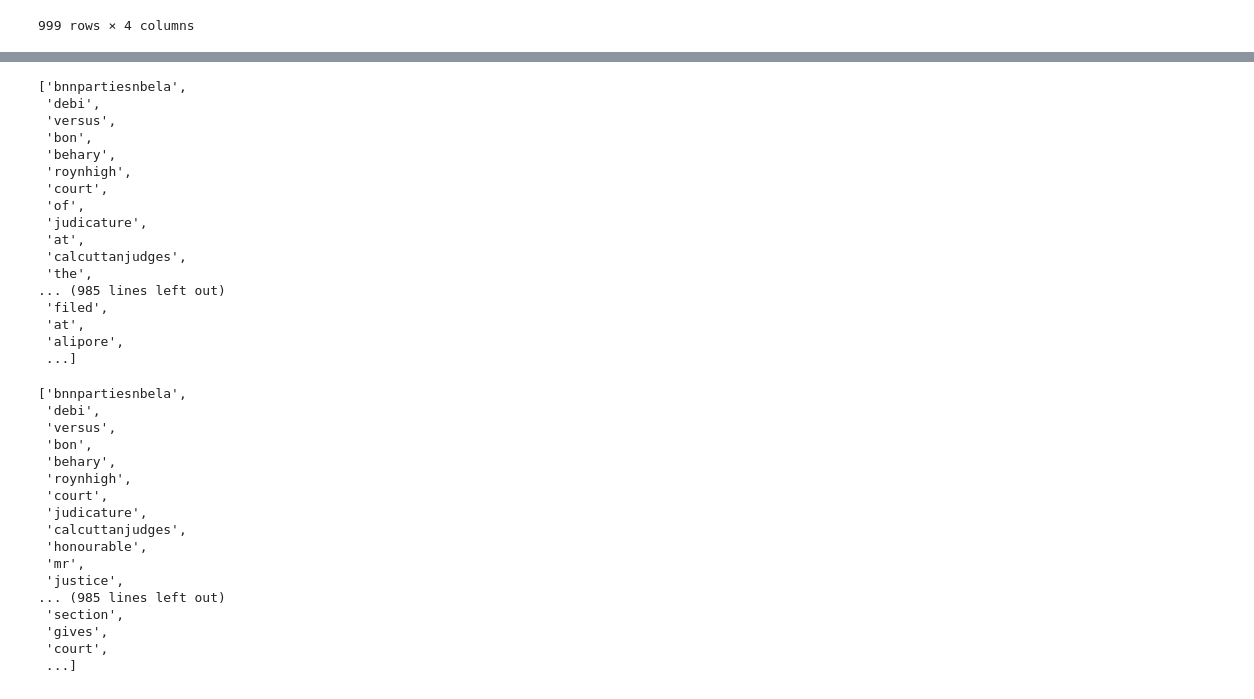
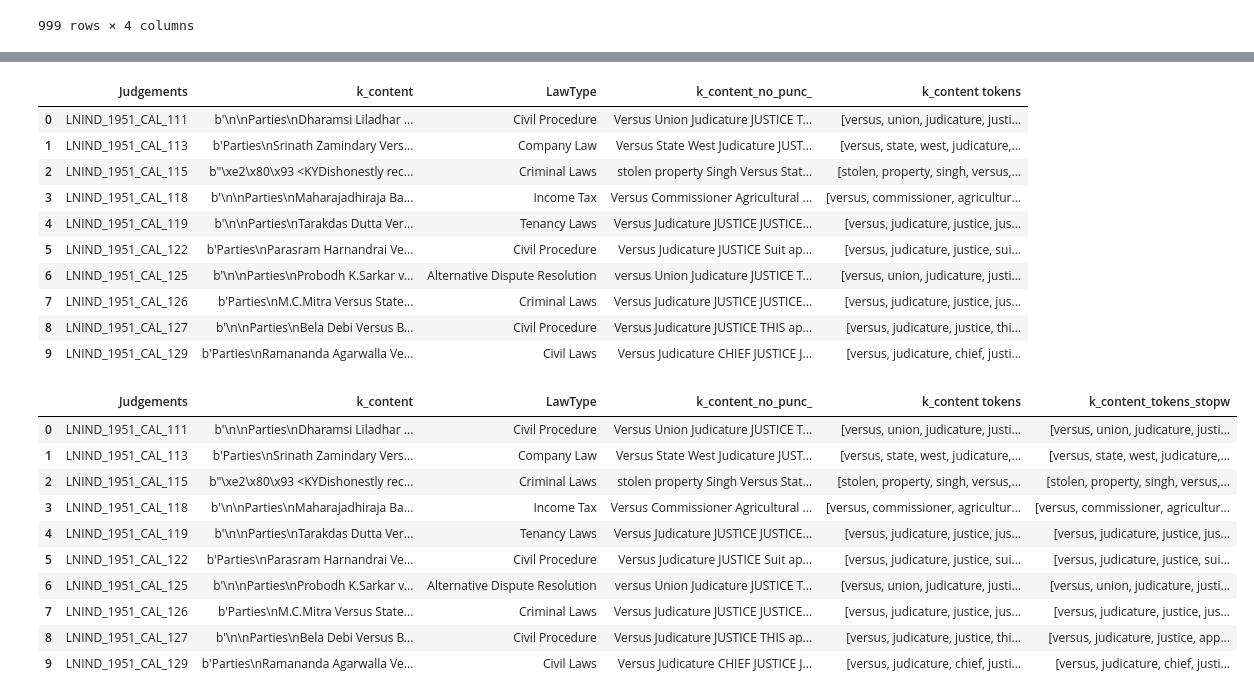
Before and after one commit to Tontonsenpai/Law-classifier, a Jupyter notebook: Untitled25.ipynb, the cells around one changed output, grey strips where cells are left out. Saved outputs shown, nothing was run; the diff lists cells and outputs as text; code cells hidden in the pictures.

```diff
--- a/Untitled25.ipynb
+++ b/Untitled25.ipynb
@@ -85,53 +117,41 @@ from nltk.corpus import stopwords
 
 tokenizer = RegexpTokenizer(r'\w+')
 df1['k_content tokens']= df1['k_content_no_punc_'].apply(lambda x: tokenizer.tokenize(x.lower()))
-#df1.head(1000)
+df1.head(10)
 
-df1['k_content tokens'][8]
+#df1['k_content tokens'][8]
 # %% [output]
-['bnnpartiesnbela',
- 'debi',
- 'versus',
- 'bon',
- 'behary',
- 'roynhigh',
- 'court',
- 'of',
- 'judicature',
- 'at',
- 'calcuttanjudges',
- 'the',
-... (985 lines left out)
- 'filed',
- 'at',
- 'alipore',
- ...]
+|  | Judgements | k_content | LawType | k_content_no_punc_ | k_content tokens |
+| 0 | LNIND_1951_CAL_111 | b'\n\nParties\nDharamsi Liladhar ... | Civil Procedure | Versus Union Judicature JUSTICE T... | [versus, union, judicature, justi... |
+| 1 | LNIND_1951_CAL_113 | b'Parties\nSrinath Zamindary Vers... | Company Law | Versus State West Judicature JUST... | [versus, state, west, judicature,... |
+| 2 | LNIND_1951_CAL_115 | b"\xe2\x80\x93 <KYDishonestly rec... | Criminal Laws | stolen property Singh Versus Stat... | [stolen, property, singh, versus,... |
+| 3 | LNIND_1951_CAL_118 | b'\n\nParties\nMaharajadhiraja Ba... | Income Tax | Versus Commissioner Agricultural ... | [versus, commissioner, agricultur... |
+| 4 | LNIND_1951_CAL_119 | b'\n\nParties\nTarakdas Dutta Ver... | Tenancy Laws | Versus Judicature JUSTICE JUSTICE... | [versus, judicature, justice, jus... |
+| 5 | LNIND_1951_CAL_122 | b'Parties\nParasram Harnandrai Ve... | Civil Procedure | Versus Judicature JUSTICE Suit ap... | [versus, judicature, justice, sui... |
+| 6 | LNIND_1951_CAL_125 | b'\n\nParties\nProbodh K.Sarkar v... | Alternative Dispute Resolution | versus Union Judicature JUSTICE T... | [versus, union, judicature, justi... |
+| 7 | LNIND_1951_CAL_126 | b'Parties\nM.C.Mitra Versus State... | Criminal Laws | Versus Judicature JUSTICE JUSTICE... | [versus, judicature, justice, jus... |
+| 8 | LNIND_1951_CAL_127 | b'\n\nParties\nBela Debi Versus B... | Civil Procedure | Versus Judicature JUSTICE THIS ap... | [versus, judicature, justice, thi... |
+| 9 | LNIND_1951_CAL_129 | b'Parties\nRamananda Agarwalla Ve... | Civil Laws | Versus Judicature CHIEF JUSTICE J... | [versus, judicature, chief, justi... |
 # %%
 stop_words = stopwords.words('english')
 def remove_stopwords(text):
     words= [w for w in text if w not in stop_words]
     return words
 df1['k_content_tokens_stopw']=df1['k_content tokens'].apply(lambda x: remove_stopwords(x))
-#df1.head(10)
-df1['k_content_tokens_stopw'][8]
+df1.head(10)
+#df1['k_content_tokens_stopw'][8]
 # %% [output]
-['bnnpartiesnbela',
- 'debi',
- 'versus',
- 'bon',
- 'behary',
- 'roynhigh',
- 'court',
- 'judicature',
- 'calcuttanjudges',
- 'honourable',
- 'mr',
- 'justice',
-... (985 lines left out)
- 'section',
- 'gives',
- 'court',
- ...]
+|  | Judgements | k_content | LawType | k_content_no_punc_ | k_content tokens | k_content_tokens_stopw |
+| 0 | LNIND_1951_CAL_111 | b'\n\nParties\nDharamsi Liladhar ... | Civil Procedure | Versus Union Judicature JUSTICE T... | [versus, union, judicature, justi... | [versus, union, judicature, justi... |
+| 1 | LNIND_1951_CAL_113 | b'Parties\nSrinath Zamindary Vers... | Company Law | Versus State West Judicature JUST... | [versus, state, west, judicature,... | [versus, state, west, judicature,... |
+| 2 | LNIND_1951_CAL_115 | b"\xe2\x80\x93 <KYDishonestly rec... | Criminal Laws | stolen property Singh Versus Stat... | [stolen, property, singh, versus,... | [stolen, property, singh, versus,... |
+| 3 | LNIND_1951_CAL_118 | b'\n\nParties\nMaharajadhiraja Ba... | Income Tax | Versus Commissioner Agricultural ... | [versus, commissioner, agricultur... | [versus, commissioner, agricultur... |
+| 4 | LNIND_1951_CAL_119 | b'\n\nParties\nTarakdas Dutta Ver... | Tenancy Laws | Versus Judicature JUSTICE JUSTICE... | [versus, judicature, justice, jus... | [versus, judicature, justice, jus... |
+| 5 | LNIND_1951_CAL_122 | b'Parties\nParasram Harnandrai Ve... | Civil Procedure | Versus Judicature JUSTICE Suit ap... | [versus, judicature, justice, sui... | [versus, judicature, justice, sui... |
+| 6 | LNIND_1951_CAL_125 | b'\n\nParties\nProbodh K.Sarkar v... | Alternative Dispute Resolution | versus Union Judicature JUSTICE T... | [versus, union, judicature, justi... | [versus, union, judicature, justi... |
+| 7 | LNIND_1951_CAL_126 | b'Parties\nM.C.Mitra Versus State... | Criminal Laws | Versus Judicature JUSTICE JUSTICE... | [versus, judicature, justice, jus... | [versus, judicature, justice, jus... |
+| 8 | LNIND_1951_CAL_127 | b'\n\nParties\nBela Debi Versus B... | Civil Procedure | Versus Judicature JUSTICE THIS ap... | [versus, judicature, justice, thi... | [versus, judicature, justice, app... |
+| 9 | LNIND_1951_CAL_129 | b'Parties\nRamananda Agarwalla Ve... | Civil Laws | Versus Judicature CHIEF JUSTICE J... | [versus, judicature, chief, justi... | [versus, judicature, chief, justi... |
 # %%
 def word_count(text):
     return len(str(text).split(' '))
```
Also changed, not shown: parts of 18 cells of this notebook.
